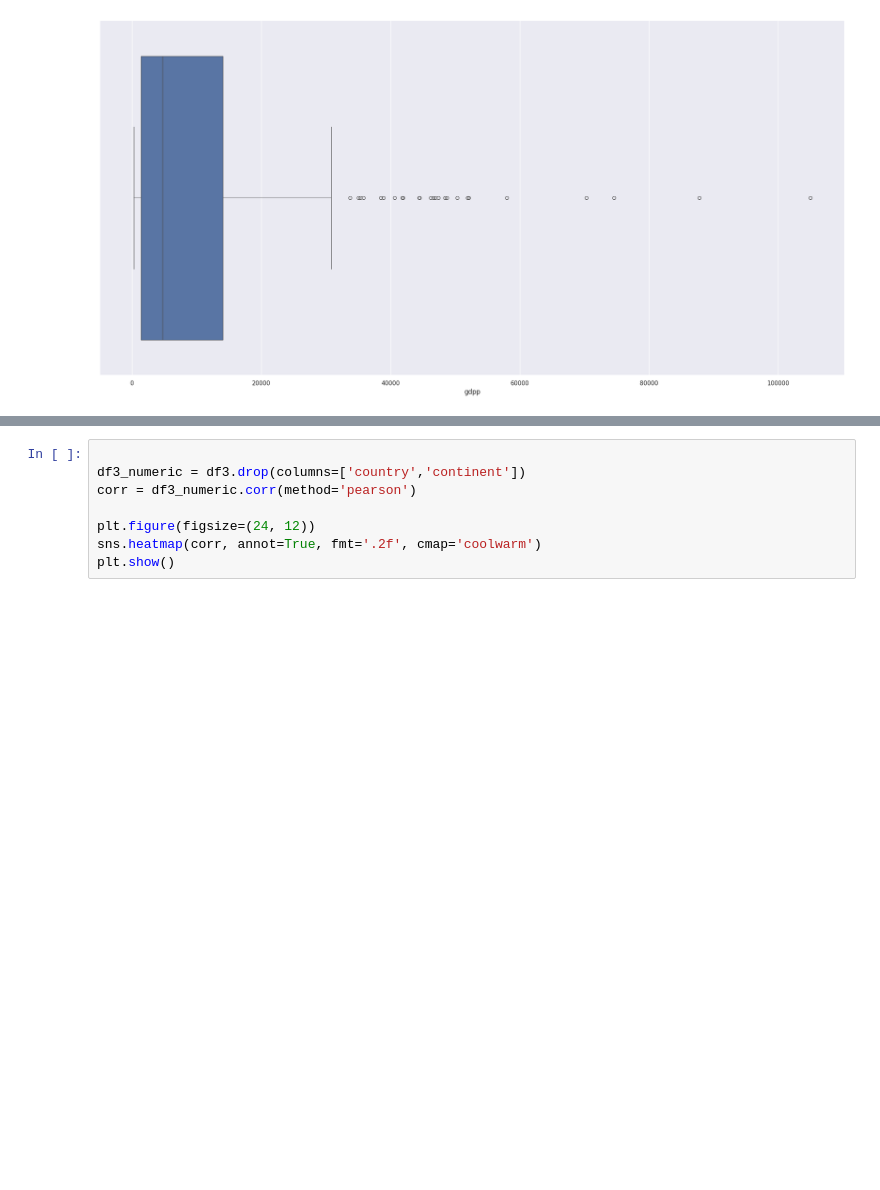
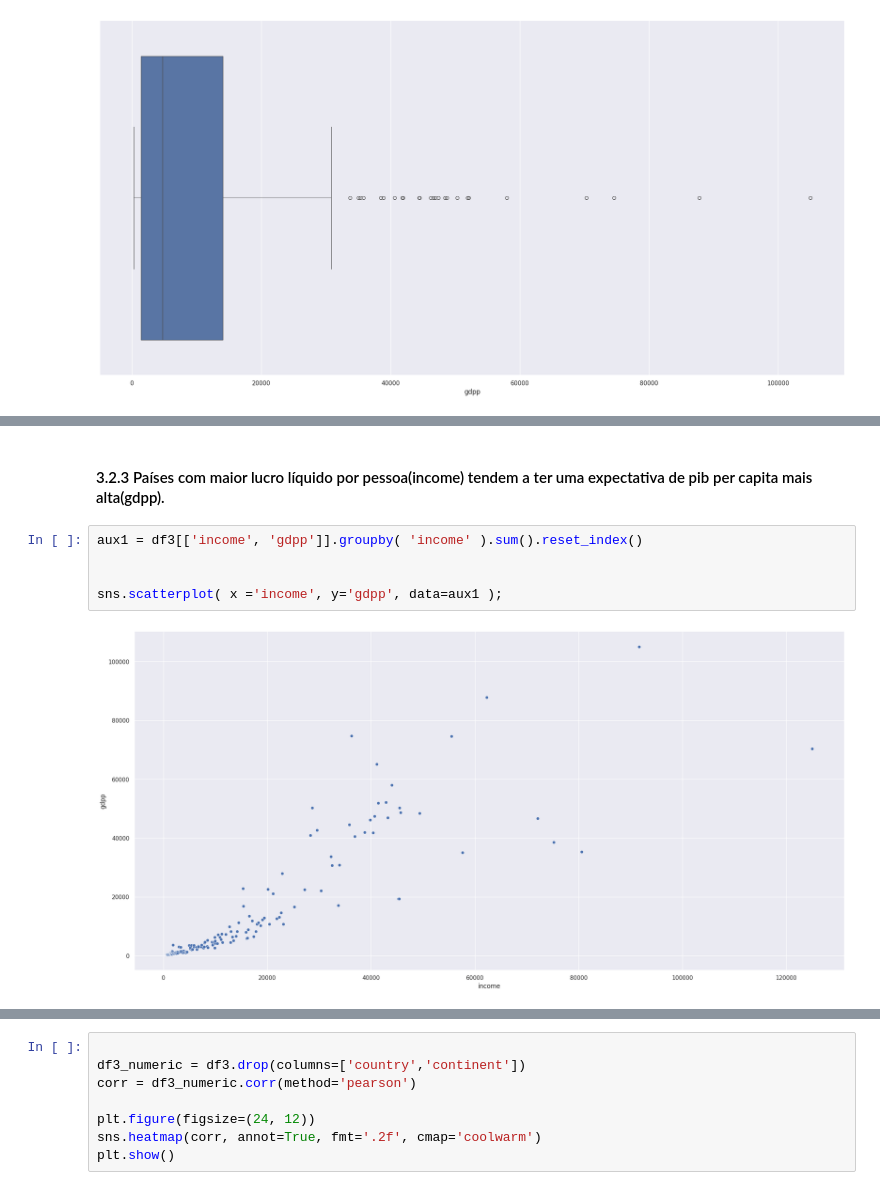
Before and after one commit to yvesmoura/eda-socio-economic-and-health-factors, a Jupyter notebook: eda-desafio_final.ipynb, the cells around one changed output, grey strips where cells are left out. Cells and saved outputs as stored; diff of their text form; blank space fills up the shorter version.

```diff
--- a/eda-desafio_final.ipynb
+++ b/eda-desafio_final.ipynb
@@ -399,0 +467,9 @@ Text(0.5, 1.0, 'Gráfico de barras para países acima do limite superior de gdpp
+# %% [markdown]
+#### 3.2.3 Países com maior lucro líquido por pessoa(income) tendem a ter uma expectativa de pib per capita mais alta(gdpp).
+# %%
+aux1 = df3[['income', 'gdpp']].groupby( 'income' ).sum().reset_index()
+
+
+sns.scatterplot( x ='income', y='gdpp', data=aux1 );
+# %% [output]
+[figure, added]
```
Also changed, not shown: parts of 28 cells of this notebook, 6 other files.
